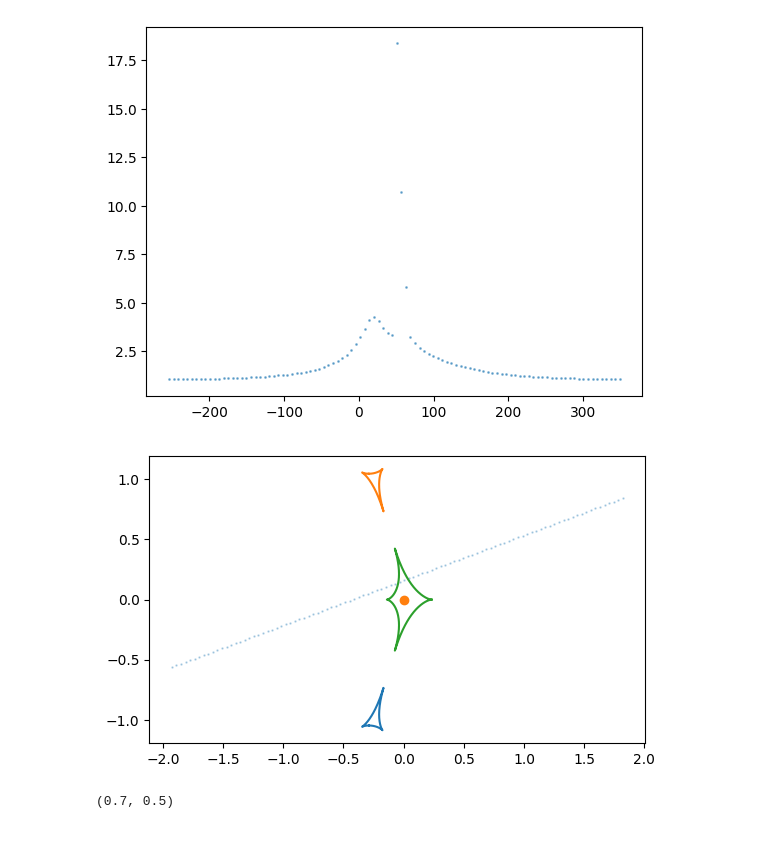
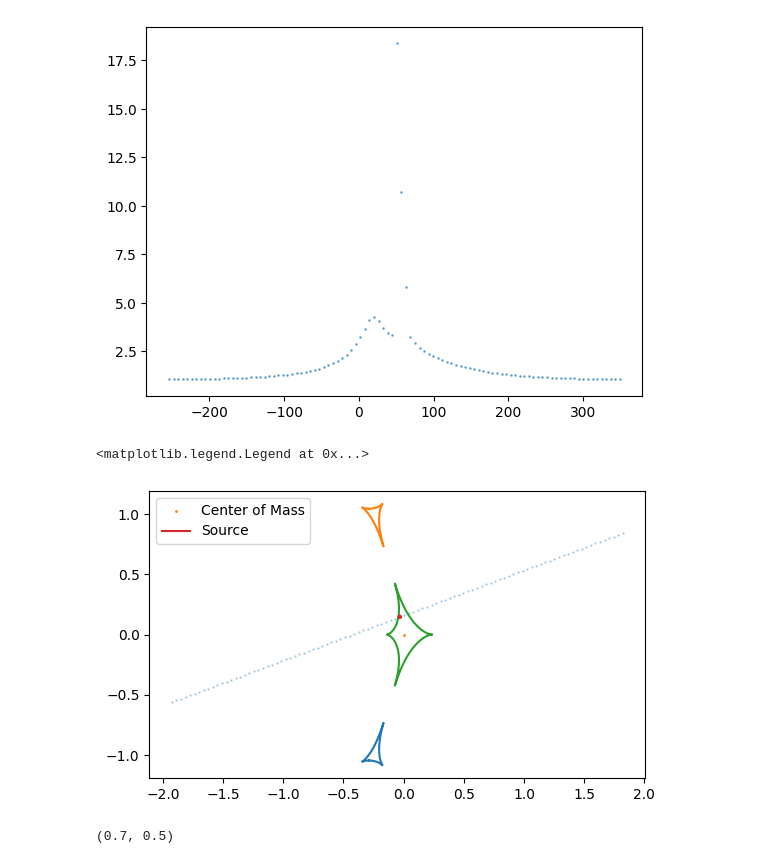
Before and after one commit to stelais/jasmine, a Jupyter notebook: analysis/source_trajectory_caustics.ipynb, the cells around one changed output. Saved outputs shown, nothing was run; the diff lists cells and outputs as text; code cells hidden in the pictures.

Commit message:
Adding caustic and source trajectory to RTmodel templates. adding source size to plot

```diff
--- a/analysis/source_trajectory_caustics.ipynb
+++ b/analysis/source_trajectory_caustics.ipynb
@@ -26,11 +27,16 @@ plt.scatter(rt_template.times, rt_template.magnification, s=1, alpha=0.5)
 # %%
 plt.scatter(rt_template.source_trajectory_y1, rt_template.source_trajectory_y2, s=0.5, alpha=0.3)
 for cau in rt_template.caustics:
     plt.plot(cau[0],cau[1])
-plt.scatter(0,0)
+plt.scatter(0,0, s=1, label='Center of Mass')
+middle = int(len(rt_template.source_trajectory_y1)/2)
+z = (rt_template.source_trajectory_y1[middle] + 1j*rt_template.source_trajectory_y2[middle]) + rt_template.source_radius_rho * np.exp(1j*np.linspace(0,2*np.pi,100))
+plt.plot(z.real, z.imag, label='Source')
 plt.gca().set_aspect('equal')
+plt.legend()
 # %% [output]
+<matplotlib.legend.Legend at 0x...>
-[figure, old version]
+[figure, new version]
 # %%
 rt_template.separation_s, rt_template.mass_ratio_q
 # %% [output]
```
Also changed, not shown: parts of 1 cell of this notebook.
